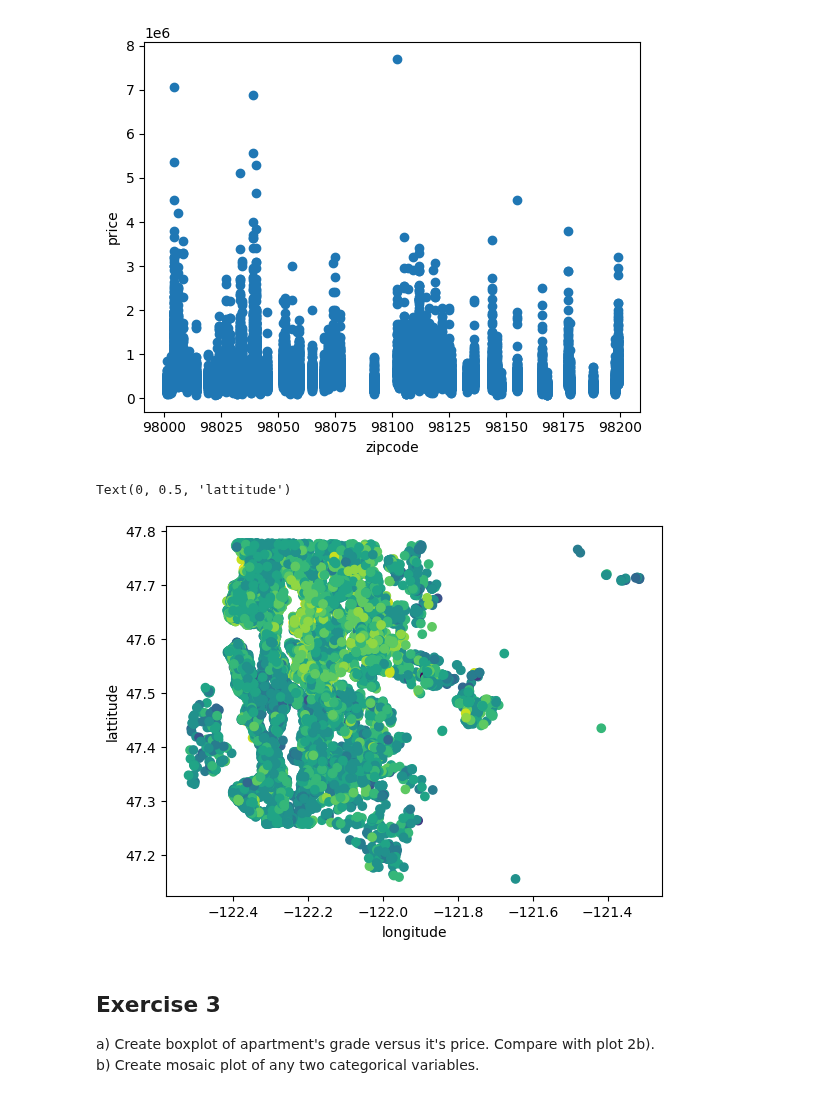
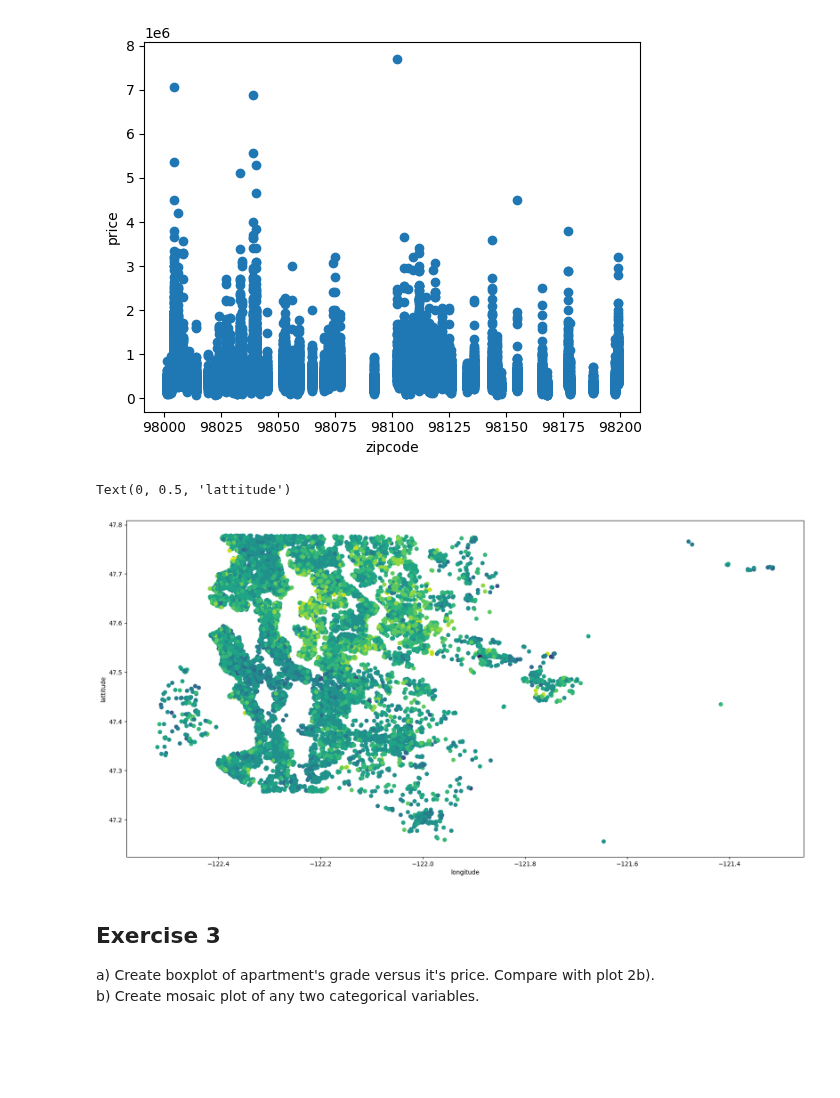
Before and after one commit to mawojcik/introduction_to_data_science, a Jupyter notebook: Lab_1/Assignment_1.ipynb, the cells around one changed output. Saved outputs shown, nothing was run; the diff lists cells and outputs as text; code cells hidden in the pictures; blank space fills up the shorter version.

Commit message:
changed size of plot in 2c

```diff
--- a/Lab_1/Assignment_1.ipynb
+++ b/Lab_1/Assignment_1.ipynb
@@ -112,13 +112,14 @@ Text(0, 0.5, 'price')
 # %%
 # Then, use apartments coordinates (longitude and lattitude) in order to show where apartments of good grade are located.
 #Your code:
 
+plt.figure(figsize=(20, 10))
 plt.scatter(df['long'], df['lat'], c=df['grade'])
 plt.xlabel("longitude")
 plt.ylabel("lattitude")
 # %% [output]
 Text(0, 0.5, 'lattitude')
-[figure, old version]
+[figure, new version]
 # %% [markdown]
 ## Exercise 3
 a) Create boxplot of apartment's grade versus it's price. Compare with plot 2b).
```
